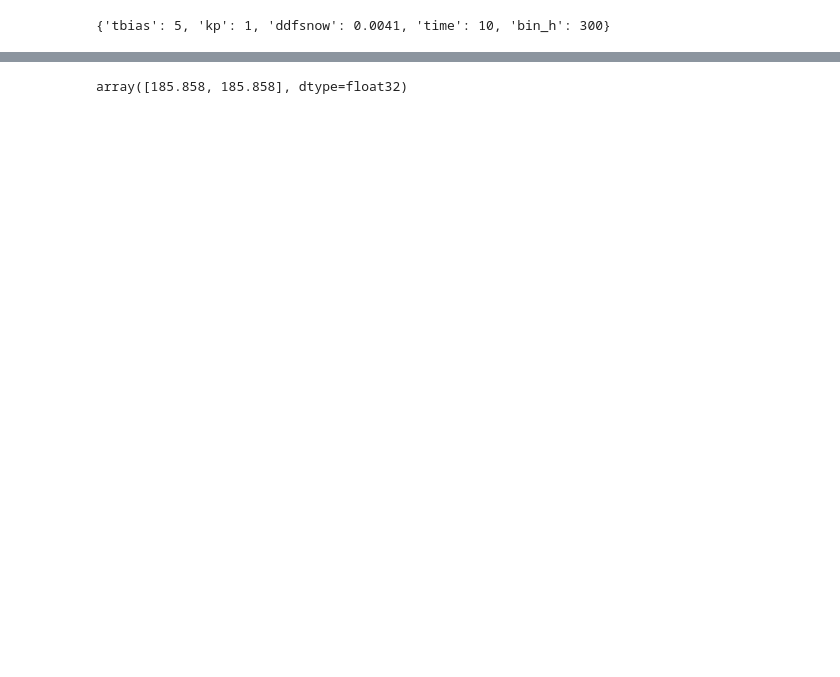
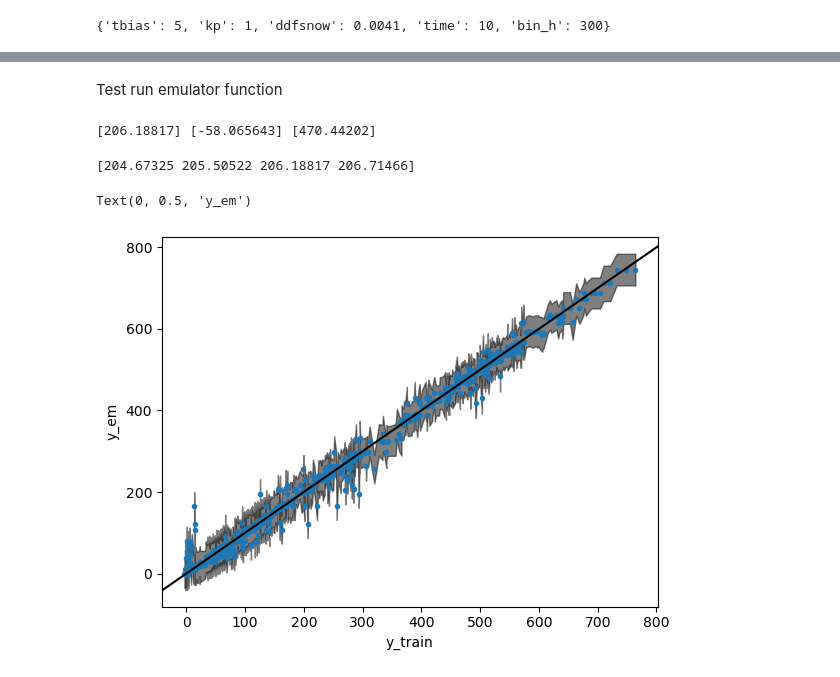
Before and after one commit to btobers/PyGEM-scripts, a Jupyter notebook: binned_thick_em_eval.ipynb, the cells around one changed output, grey strips where cells are left out. Saved outputs shown, nothing was run; the diff lists cells and outputs as text; code cells hidden in the pictures; blank space fills up the shorter version.

```diff
--- a/binned_thick_em_eval.ipynb
+++ b/binned_thick_em_eval.ipynb
@@ -113,3 +142,21 @@ ax.plot(y_train[idx], y_train_em[idx],'.')
+# %%
+# build function to evaluate the emulator
+def run_emulator_bin_thick(model, likelihood, X_eval, X_mean, X_std, y_mean, y_std):
+    """ Run the emulator
+    """
+    try:
+        modelprms_norm = (X_eval  - X_mean) / X_std
+    except ValueError:
+        modelprms_norm = (X_eval.T  - X_mean) / X_std
+
+    bin_thick_norm = model(torch.tensor(modelprms_norm).to(torch.float)).mean.detach().numpy()
+    bin_thick = bin_thick_norm * y_std + y_mean
+
+    lower, upper = likelihood(model(torch.tensor(modelprms_norm).to(torch.float))).confidence_region()
+    lower = lower.detach().numpy() * y_std + y_mean
+    upper = upper.detach().numpy() * y_std + y_mean
+
+    return bin_thick, lower, upper
 # %%
 modelprms = {}
 modelprms['tbias'] = pygem_prms.tbias
@@ -156,4 +170,39 @@ bin_thick = bin_thick_norm * y_std + y_mean
-# %%
-bin_thick
-# %% [output]
-array([185.858, 185.858], dtype=float32)
+# %% [markdown]
+Test run emulator function
+# %%
+X_eval = np.column_stack((modelprms['tbias'],
+                                    modelprms['kp'],
+                                    modelprms['ddfsnow'],
+                                    modelprms['time'],
+                                    modelprms['bin_h']))
+out, lower, upper = run_emulator_bin_thick(model, likelihood, X_eval, X_mean, X_std, y_mean, y_std)
+print(out, lower, upper)
+# %% [output]
+[206.18817] [-58.065643] [470.44202]
+# %%
+# what about for a range of elevations for a given time step
+elev_range = np.arange(200,400,50)
+X_eval = np.column_stack((np.repeat(modelprms['tbias'], len(elev_range)),
+                                    np.repeat(modelprms['kp'], len(elev_range)),
+                                    np.repeat(modelprms['ddfsnow'], len(elev_range)),
+                                    np.repeat(modelprms['time'], len(elev_range)),
+                                    elev_range))
+out, lower, upper = run_emulator_bin_thick(model, likelihood, X_eval, X_mean, X_std, y_mean, y_std)
+print(out)
+# %% [output]
+[204.67325 205.50522 206.18817 206.71466]
+# %%
+# test with training data for sanity check
+out_train, lower_train, upper_train = run_emulator_bin_thick(model, likelihood, X, X_mean, X_std, y_mean, y_std)
+# %%
+# plot
+idx = np.argsort(y_train.numpy())
+fig,ax=plt.subplots(1)
+ax.fill_between(y_train[idx], lower_train[idx], upper_train[idx], color='k', alpha=.5)
+ax.plot(y_train[idx], out_train[idx],'.')
+ax.axline((0, 0), slope=1, c='k')
+ax.set_xlabel('y_train')
+ax.set_ylabel('y_em')
+# %% [output]
+Text(0, 0.5, 'y_em')
+[figure, added]
```
Also changed, not shown: parts of 22 cells of this notebook, 6 other files.
